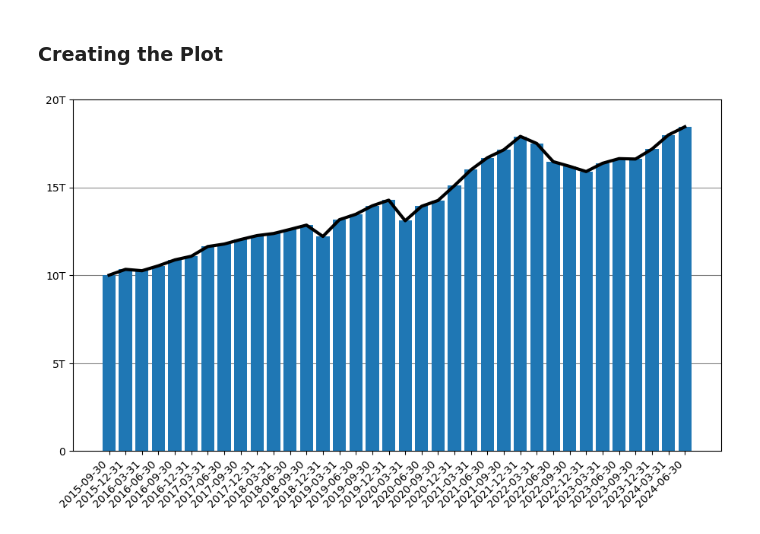
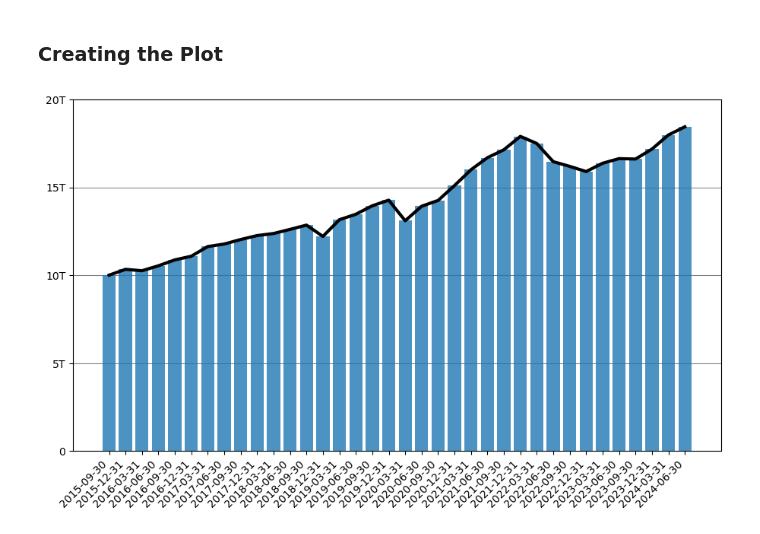
Before and after one commit to jong42/Investment-Funds-Statistics, a Jupyter notebook: ivf_statistics.ipynb, the cells around one changed output. Saved outputs shown, nothing was run; the diff lists cells and outputs as text; code cells hidden in the pictures.

```diff
--- a/ivf_statistics.ipynb
+++ b/ivf_statistics.ipynb
@@ -14,9 +14,9 @@ import matplotlib.pyplot as plt
 # %% [markdown]
 ### Preparing the data
 # %%
-inpath = "data/ECB Data Portal_20240907112617.csv"
-df = pd.read_csv(inpath)
-df.head()
+inpath = "data/assets_outstanding_amounts.csv"
+df_assets_oa = pd.read_csv(inpath)
+df_assets_oa.head()
 # %% [output]
 |  | DATE | TIME PERIOD | Total assets held by investment f... |
 | 0 | 2000-12-31 | 2000Q4 | 3629068 |
@@ -27,11 +27,11 @@ df.head()
 # %% [markdown]
 We shorten the name of the numeric column for convenience:
 # %%
-df.rename(
+df_assets_oa.rename(
     columns = {'Total assets held by investment funds  in the euro area (stock) (IVF.Q.U2.N.T0.T00.A.1.Z5.0000.Z01.E)':'assets'},
     inplace = True)
 # %%
 # To align with the ECB plot, we only look at data from 2015 onwards
-df = df.iloc[59:,:]
+df_assets_oa = df_assets_oa.iloc[59:,:]
 # %% [markdown]
 ### Creating the Plot
@@ -42,22 +38,22 @@ df = df.iloc[59:,:]
 # %%
 fig, ax = plt.subplots(figsize=(11, 6))
 
-ax.plot(df.loc[:,'DATE'], df.loc[:,'assets'], color='black', linewidth=3) # line
-ax.bar(df.loc[:,'DATE'], df.loc[:,'assets']) # bars
+ax.plot(df_assets_oa.loc[:,'DATE'], df_assets_oa.loc[:,'assets'], color='black', linewidth=3) # line
+ax.bar(df_assets_oa.loc[:,'DATE'], df_assets_oa.loc[:,'assets'], alpha=0.8) # bars
 
 # x axis labels
 plt.xticks(rotation=45, ha='right') # rotate x axis labels
 
 # y axis range and labels
 plt.ylim([0, 20000000]) # set y axis range
 ylabels = ['0', '5T', '10T', '15T', '20T']
 ax.set_yticks([0, 5000000, 10000000, 15000000, 20000000])
 ax.set_yticklabels(ylabels)
 
 # background
 ax.yaxis.grid(color='gray')
 ax.set_axisbelow(True)
 
 plt.show()
 # %% [output]
-[figure, old version]
+[figure, new version]
```
Also changed, not shown: parts of 2 cells of this notebook.
